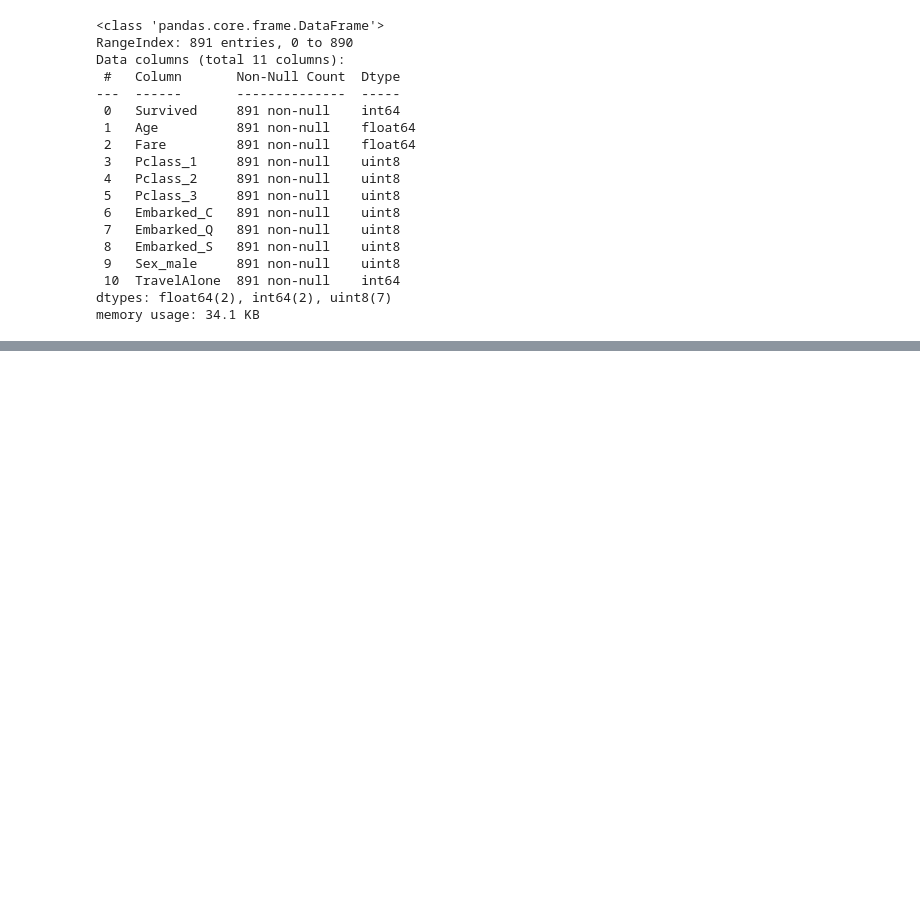
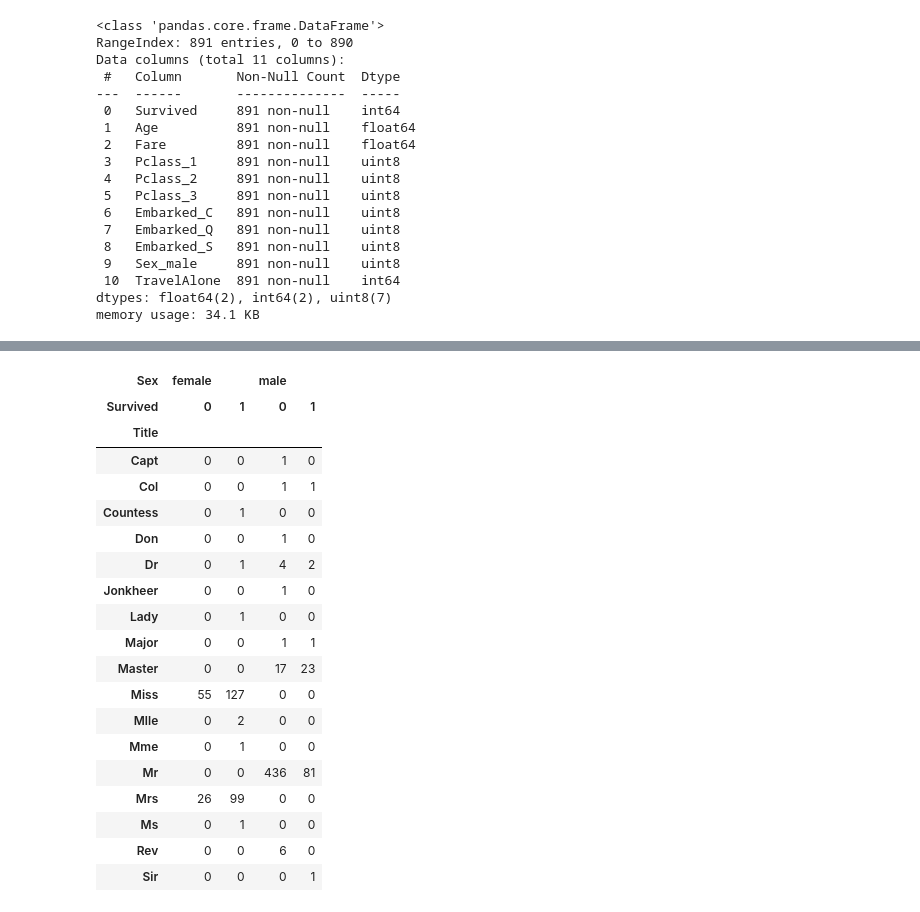
Before and after one commit to MichalGasiorowski/ml-playground, a Jupyter notebook: kaggle/Titanic/notebooks/Titanic-exploration.ipynb, the cells around one changed output, grey strips where cells are left out. Drawn from its saved outputs; the diff is of its cells as text; code cells hidden in the pictures; blank space fills up the shorter version.

```diff
--- a/kaggle/Titanic/notebooks/Titanic-exploration.ipynb
+++ b/kaggle/Titanic/notebooks/Titanic-exploration.ipynb
@@ -203,0 +243,32 @@ memory usage: 34.1 KB
+# %%
+# Regex to get titles (start with space and end with full stop)
+for dataset in [train_df, test_df]:
+    dataset['Title'] = dataset.Name.str.extract(' ([A-Za-z]+)\.', expand=False)
+
+# Never seen pd.crosstab before but found this in the top rated Titanic notebook, very cool
+
+#pd.crosstab(train_df['Title'], train_df['Sex'])
+#pd.crosstab(train_df['Title'], [train_df['Sex'], train_df['Survived']])
+
+pd.crosstab(df.make, [df.body_style, df.drive_wheels])
+# %% [output]
+| Sex | female |  | male |  |
+| Survived | 0 | 1 | 0 | 1 |
+| Title |  |  |  |  |
+| Capt | 0 | 0 | 1 | 0 |
+| Col | 0 | 0 | 1 | 1 |
+| Countess | 0 | 1 | 0 | 0 |
+| Don | 0 | 0 | 1 | 0 |
+| Dr | 0 | 1 | 4 | 2 |
+| Jonkheer | 0 | 0 | 1 | 0 |
+| Lady | 0 | 1 | 0 | 0 |
+| Major | 0 | 0 | 1 | 1 |
+| Master | 0 | 0 | 17 | 23 |
+| Miss | 55 | 127 | 0 | 0 |
+| Mlle | 0 | 2 | 0 | 0 |
+| Mme | 0 | 1 | 0 | 0 |
+| Mr | 0 | 0 | 436 | 81 |
+| Mrs | 26 | 99 | 0 | 0 |
+| Ms | 0 | 1 | 0 | 0 |
+| Rev | 0 | 0 | 6 | 0 |
+| Sir | 0 | 0 | 0 | 1 |
```
Also changed, not shown: parts of 6 cells of this notebook, 1 other file.
